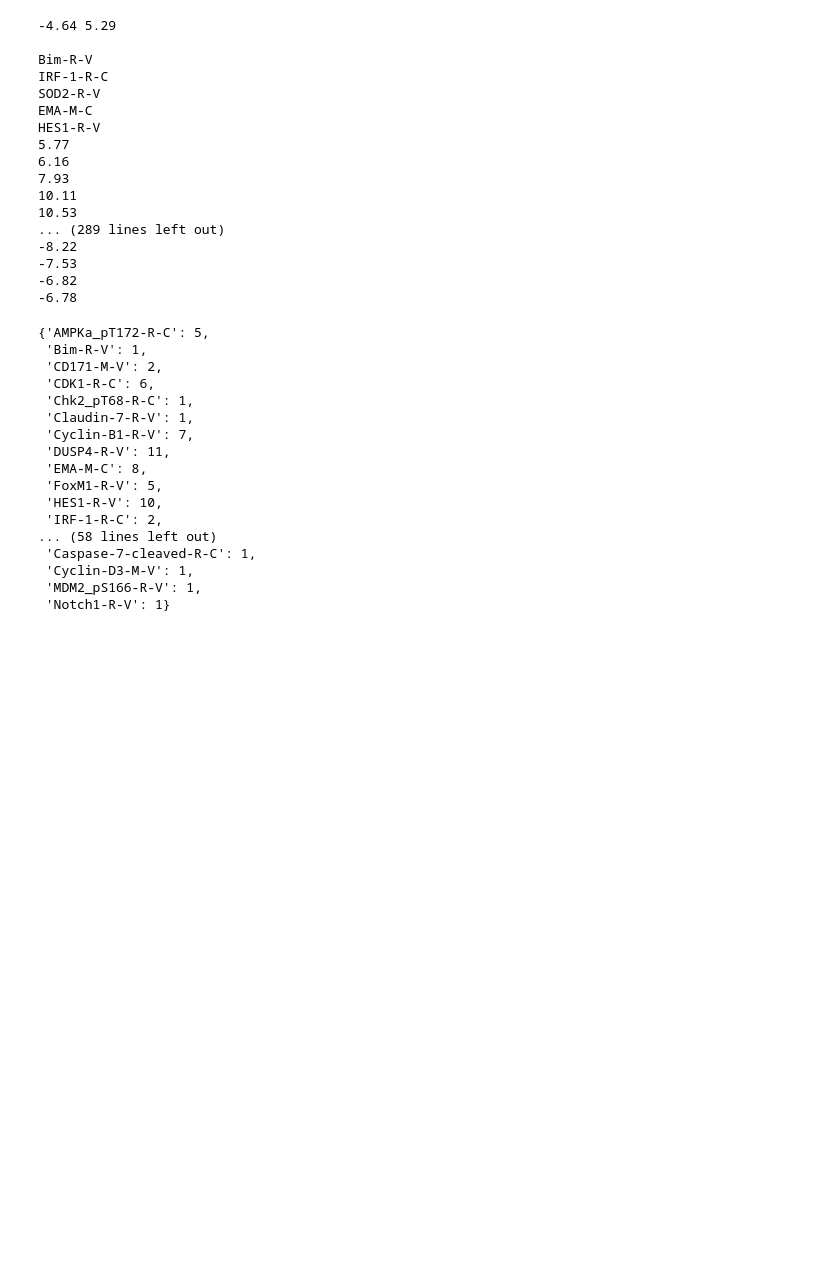
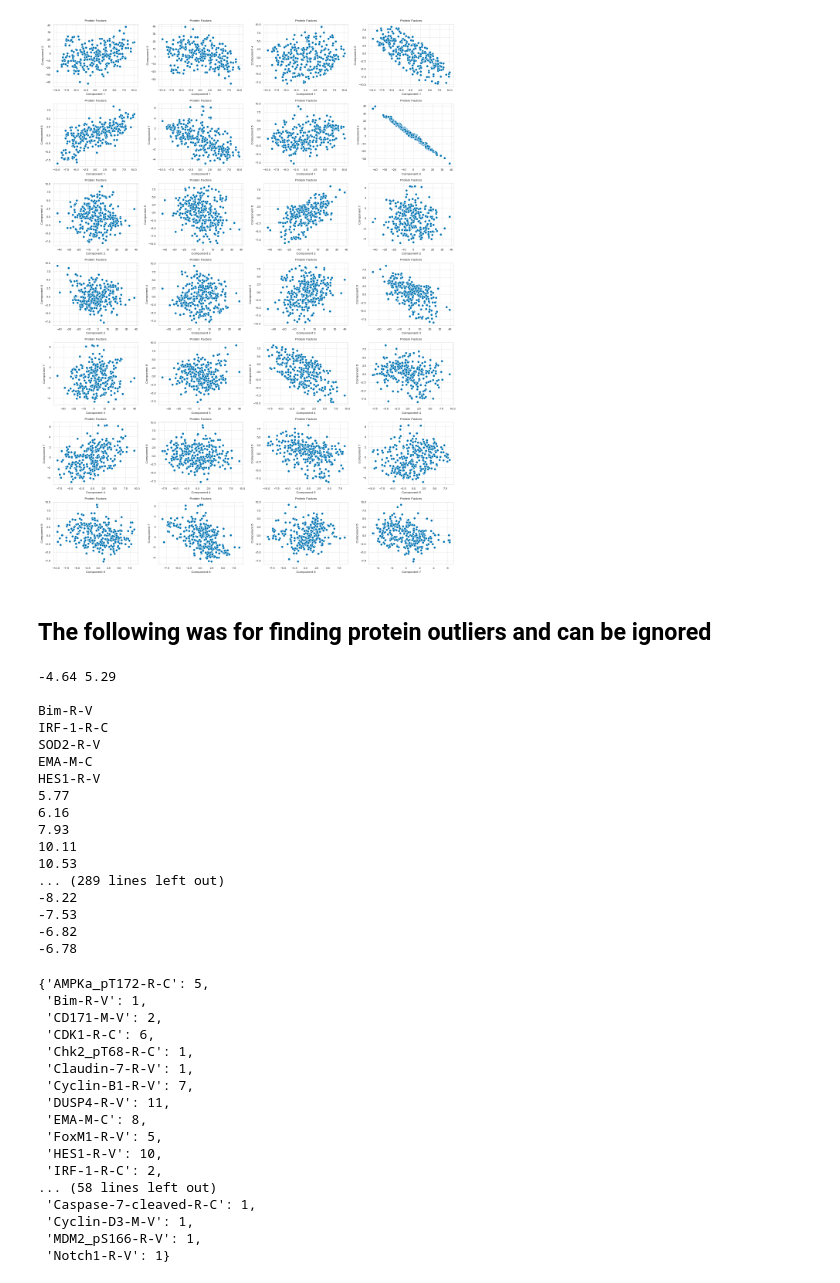
Before and after one commit to meyer-lab/tfac-ccle, a Jupyter notebook: ProteinFactors.ipynb, the cells around one changed output. Cells and saved outputs as stored; diff of their text form; code cells hidden in the pictures; blank space fills up the shorter version.

```diff
--- a/ProteinFactors.ipynb
+++ b/ProteinFactors.ipynb
@@ -58,3 +50,14 @@ proteinPlot(ax[3], comps[2])
+# %%
+ax, f = getSetup((15, 20), (7, 4))
+counter = 0
+for i in range(8):
+    for j in range(i + 1, 8):
+        proteinScatterPlot(ax[counter], comps[2], i+1, j+1)
+        counter += 1
+# %% [output]
+[figure, added]
+# %% [markdown]
+## The following was for finding protein outliers and can be ignored
 # %%
 df = pd.DataFrame(comps[2])
 from tfac.dataHelpers import importLINCSprotein
```
Also changed, not shown: parts of 5 cells of this notebook, 4 other files.
